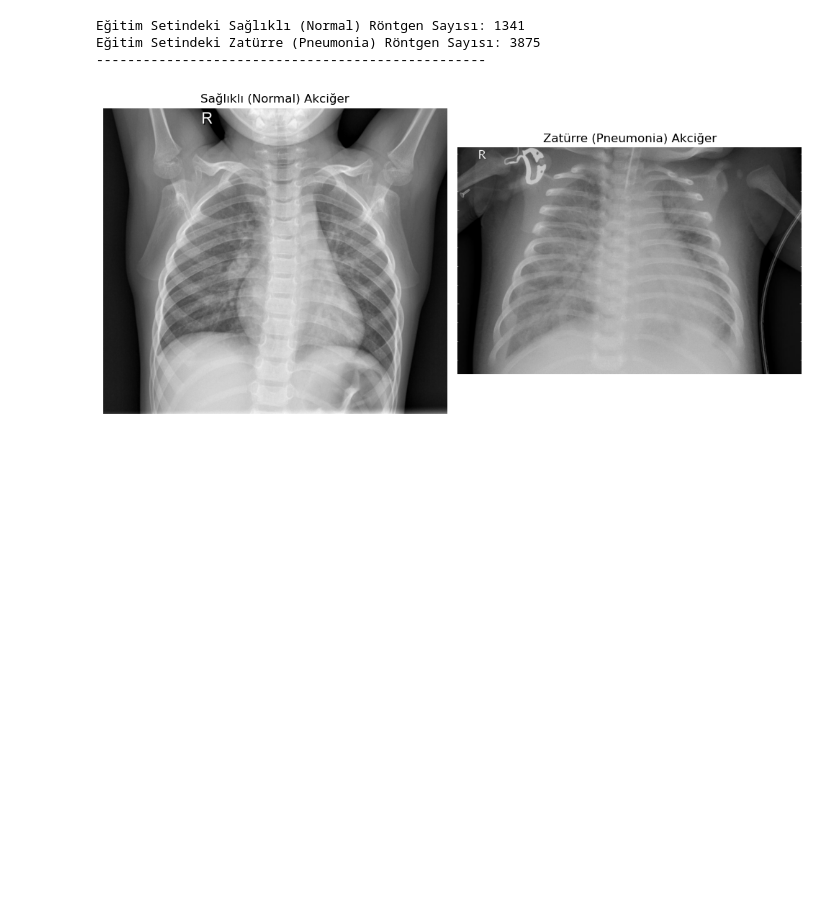
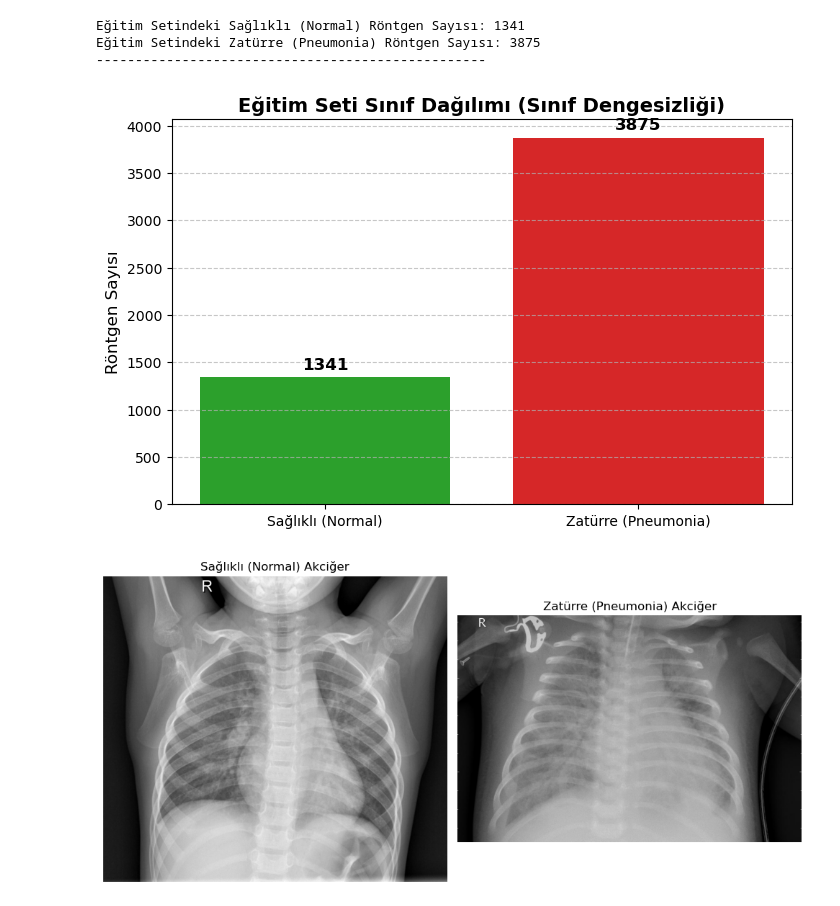
Before and after one commit to mustafaerfidan/Chest-XRay-Pneumonia-Detection, a Jupyter notebook: notebooks/01_veri_kesfi.ipynb, the cells around one changed output. Drawn from its saved outputs; the diff is of its cells as text; code cells hidden in the pictures; blank space fills up the shorter version.

```diff
--- a/notebooks/01_veri_kesfi.ipynb
+++ b/notebooks/01_veri_kesfi.ipynb
@@ -1,4 +1,8 @@
 # %%
+# =====================================================================
+# BÖLÜM 1: KÜTÜPHANELERİN YÜKLENMESİ VE VERİ YOLLARININ BELİRLENMESİ
+# =====================================================================
+
 # os: İşletim sistemiyle iletişim kurmamızı ve klasörlerde gezinmemizi sağlar.
 import os
 
@@ -8,12 +12,15 @@ import matplotlib.pyplot as plt
 # mpimg: Bilgisayardaki resim dosyasını okuyup sayısal (piksel) matrislere çevirir.
 import matplotlib.image as mpimg
 
-
 # os.path.join(): Klasör yollarını (işletim sistemine uygun şekilde) hatasız birleştirir.
 train_dir = '../data/train'
 normal_dir = os.path.join(train_dir, 'NORMAL')
 pneumonia_dir = os.path.join(train_dir, 'PNEUMONIA')
 
+
+# =====================================================================
+# BÖLÜM 2: VERİ SAYILARININ HESAPLANMASI VE EKRANA YAZDIRILMASI
+# =====================================================================
 
 # os.listdir(): Belirtilen klasörün içindeki tüm resim dosyalarının isimlerini bir liste olarak getirir.
 # len(): Bu listenin uzunluğunu sayar. Sınıf dengesizliğini (imbalance) görmek için bunu kullanıyoruz.
@@ -25,40 +32,70 @@ print(f"Eğitim Setindeki Zatürre (Pneumonia) Röntgen Sayısı: {zaturre_sayis
 print("-" * 50)
 
 
+# =====================================================================
+# BÖLÜM 3: SINIF DAĞILIMININ ÇUBUK GRAFİĞİ İLE GÖRSELLEŞTİRİLMESİ
+# =====================================================================
+
+# X eksenindeki sınıf isimleri ve Y eksenindeki sayılar (1341 ve 3875)
+siniflar = ['Sağlıklı (Normal)', 'Zatürre (Pneumonia)']
+sayilar = [normal_sayisi, zaturre_sayisi]
+
+# 8x5 inç boyutunda bir grafik alanı (tuval) açıyoruz
+plt.figure(figsize=(8, 5))
+
+# Çubuk grafiğini çizdiriyoruz (Sağlıklı: Yeşil, Zatürre: Kırmızı)
+bars = plt.bar(siniflar, sayilar, color=['#2ca02c', '#d62728'])
+
+# Çubukların tam tepesine sayıları okunaklı bir şekilde yazdırıyoruz
+for bar in bars:
+    y_degeri = bar.get_height()
+    plt.text(bar.get_x() + bar.get_width()/2, y_degeri + 50, int(y_degeri),
+             ha='center', va='bottom', fontsize=12, fontweight='bold')
+
+# Grafiği rapor için isimlendiriyoruz
+plt.title('Eğitim Seti Sınıf Dağılımı (Sınıf Dengesizliği)', fontsize=14, fontweight='bold')
+plt.ylabel('Röntgen Sayısı', fontsize=12)
+
+# Arka plana okunabilirliği artıran yatay kesik çizgiler ekliyoruz
+plt.grid(axis='y', linestyle='--', alpha=0.7)
+plt.show()
+
+
+# =====================================================================
+# BÖLÜM 4: ÖRNEK RÖNTGEN GÖRÜNTÜLERİNİN EKRANA ÇİZDİRİLMESİ
+# =====================================================================
+
 # listdir()[0]: Klasördeki resim listesinin ilk elemanını (0. indeks) yani ilk resmi seçeriz.
 normal_ilk_resim = os.listdir(normal_dir)[0]
 zaturre_ilk_resim = os.listdir(pneumonia_dir)[0]
-
 
 # mpimg.imread(): Seçilen resmi okur ve bilgisayarın anlayacağı 0-255 arası piksel değerlerinden oluşan bir matrise dönüştürür.
 img_normal = mpimg.imread(os.path.join(normal_dir, normal_ilk_resim))
 img_zaturre = mpimg.imread(os.path.join(pneumonia_dir, zaturre_ilk_resim))
 
-
 # plt.subplots(1, 2): 1 satır ve 2 sütundan oluşan, yan yana duran iki adet boş grafik alanı (tuval) açar.
 fig, axes = plt.subplots(1, 2, figsize=(10, 5))
-
 
 # imshow(): imread ile elde edilen piksel matrisini tekrar görsele çevirip ekrana basar.
 # cmap='gray': Resmin siyah-beyaz (röntgen formatında) çizdirilmesini sağlar ki model sadece yapıya odaklansın.
 axes[0].imshow(img_normal, cmap='gray')
 axes[0].set_title('Sağlıklı (Normal) Akciğer')
+
 # axis('off'): Resmin etrafındaki X ve Y eksenindeki sayıları (koordinatları) gizler, temiz görüntü sağlar.
 axes[0].axis('off')
-
 
 axes[1].imshow(img_zaturre, cmap='gray')
 axes[1].set_title('Zatürre (Pneumonia) Akciğer')
 axes[1].axis('off')
-
 
 # plt.tight_layout(): İki resmin başlıklarının ve çerçevelerinin birbirine girmesini engeller.
 plt.tight_layout()
 
 # plt.show(): Hazırlanan tüm grafikleri kullanıcıya (ekrana) yansıtır.
 plt.show()
 # %% [output]
 Eğitim Setindeki Sağlıklı (Normal) Röntgen Sayısı: 1341
 Eğitim Setindeki Zatürre (Pneumonia) Röntgen Sayısı: 3875
 --------------------------------------------------
-[figure, old version]
+[figure, new version]
+[figure, added]
```
Also changed, not shown: parts of 2 cells of this notebook.
